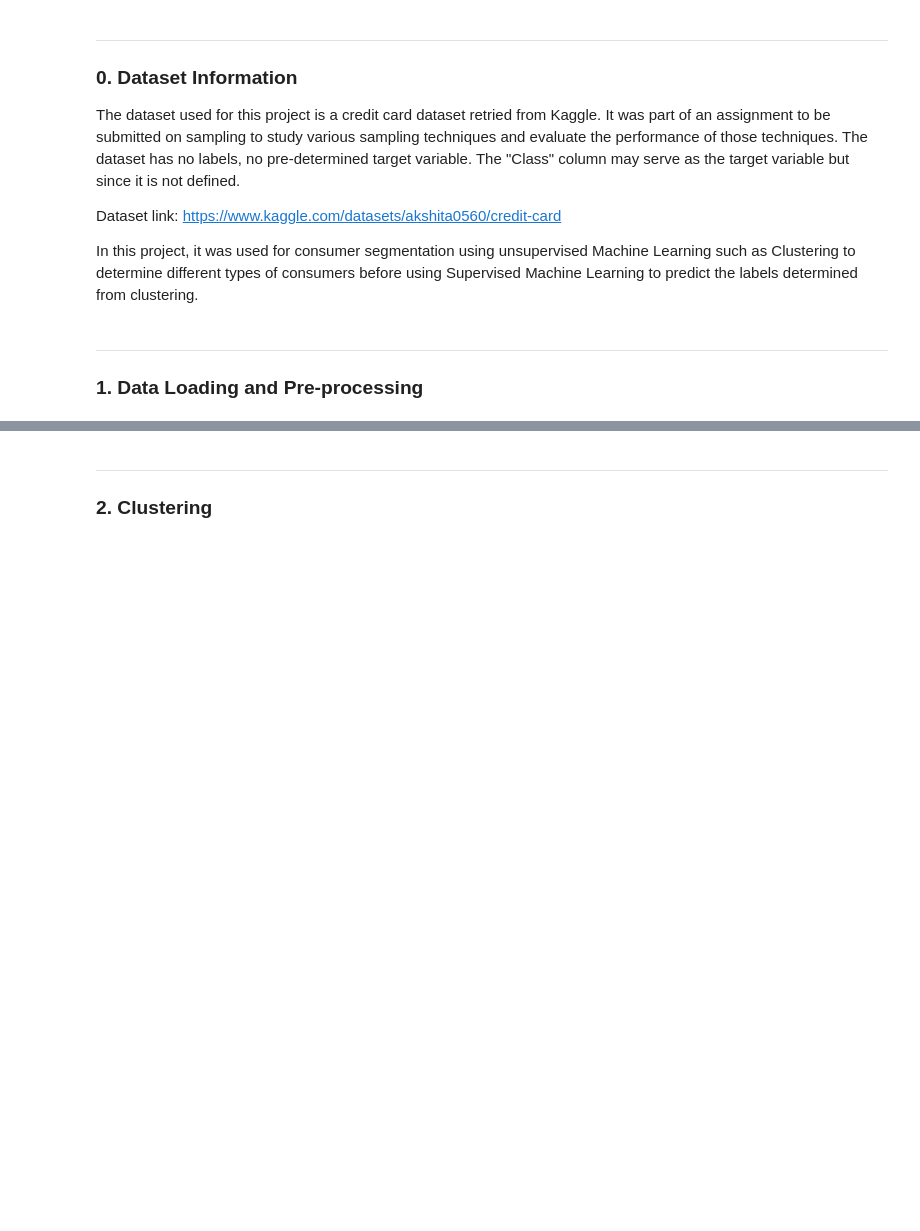
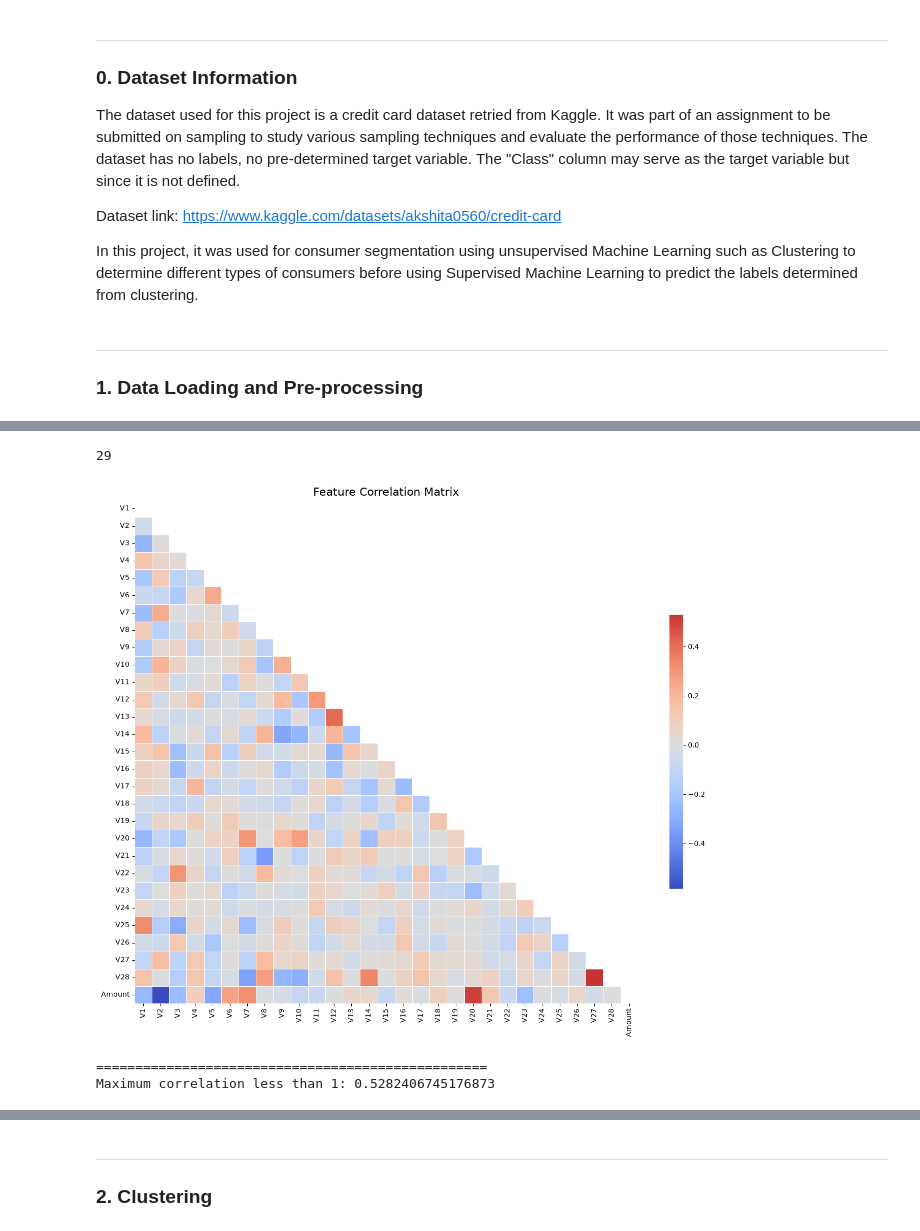
Before and after one commit to ja-ada05/ccard_ml, a Jupyter notebook: inference/cc.ipynb, the cells around one changed output, grey strips where cells are left out. Saved outputs shown, nothing was run; the diff lists cells and outputs as text; code cells hidden in the pictures; blank space fills up the shorter version.

```diff
--- a/inference/cc.ipynb
+++ b/inference/cc.ipynb
@@ -42,7 +44,7 @@ In this project, it was used for consumer segmentation using unsupervised Machin
 ---
 ### **1. Data Loading and Pre-processing**
 # %%
-df = pd.read_csv(r'../cc-dataset/Creditcard_data.csv')
+df = pd.read_csv(r'../data/Creditcard_data.csv')
 
 df.drop(['Class', 'Time'], axis=1, inplace=True)
 print(df.columns)
@@ -71,0 +108,32 @@ memory usage: 175.0 KB
+# %%
+len(df.columns)
+# %% [output]
+29
+# %%
+#heatmap correlation
+corr_matrix = df.corr()
+
+mask = np.triu(np.ones_like(corr_matrix, dtype=bool))
+
+plt.figure(figsize=(16, 14))
+
+sns.heatmap(
+    corr_matrix,
+    mask=mask,
+    cmap='coolwarm',
+    center=0,
+    square=True,
+    linewidths=0.5,
+    cbar_kws={"shrink": 0.5}
+)
+
+plt.title('Feature Correlation Matrix', fontsize=16)
+plt.show()
+
+print('=' * 50)
+#print max correlation that is less than 1
+print("Maximum correlation less than 1:", corr_matrix[corr_matrix < 1].max().max())
+# %% [output]
+[figure, added]
+==================================================
+Maximum correlation less than 1: 0.5282406745176873
```
Also changed, not shown: parts of 9 cells of this notebook.
